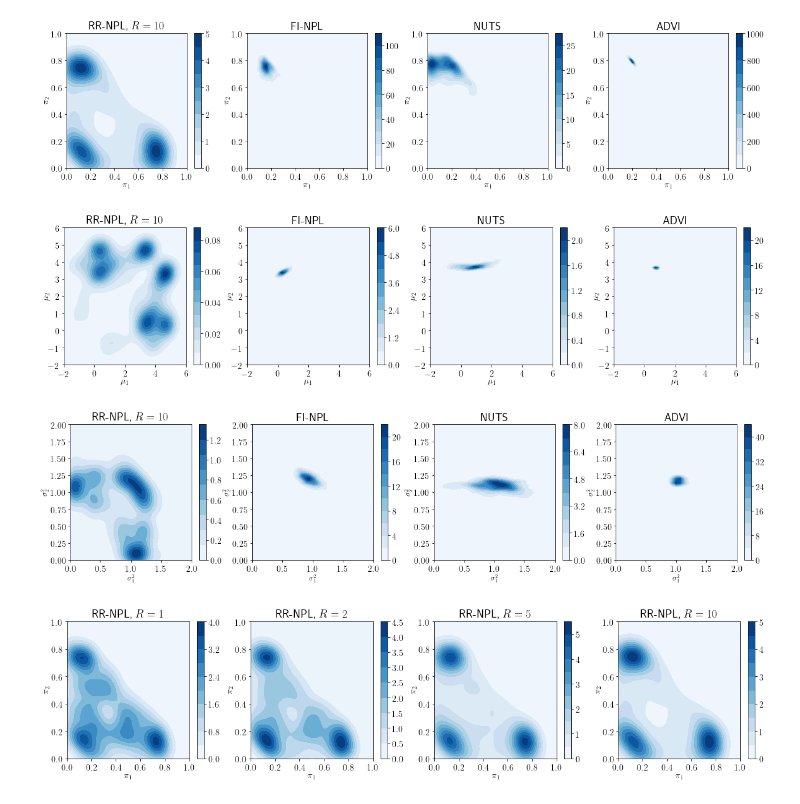
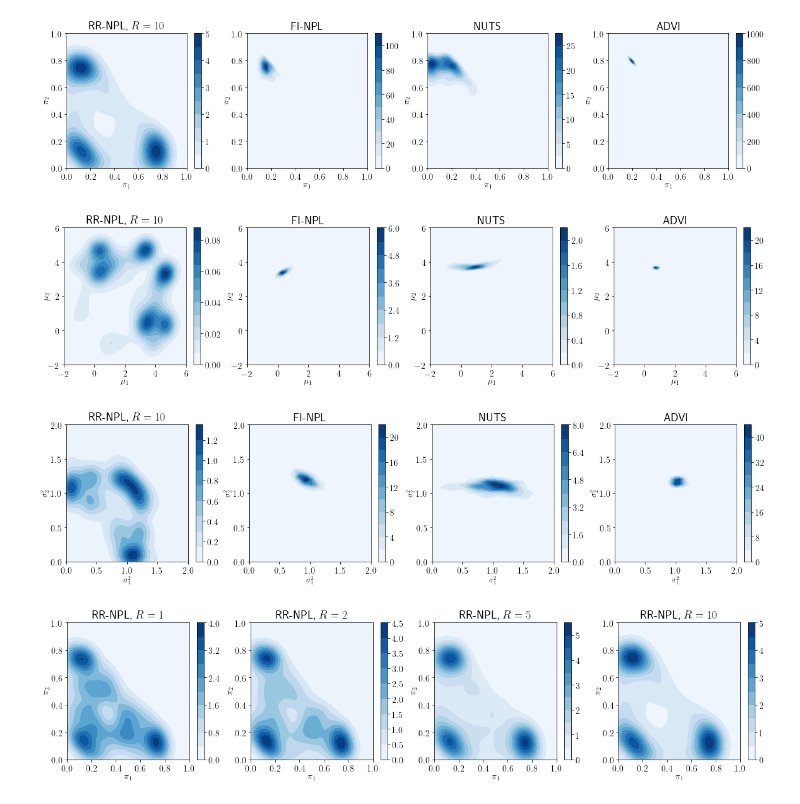
Before and after one commit to edfong/npl, a Jupyter notebook: experiments/Toy_GMM/Plot bivariate KDEs for GMM.ipynb, the cells around one changed output. Drawn from its saved outputs; the diff is of its cells as text; code cells hidden in the pictures.

Commit message:
Improved formatting of plot

```diff
--- a/experiments/Toy_GMM/Plot bivariate KDEs for GMM.ipynb
+++ b/experiments/Toy_GMM/Plot bivariate KDEs for GMM.ipynb
@@ -104,7 +104,7 @@ plt.title(r'RR-NPL, $R = {}$'.format(rep),fontsize = 18)
 cax = plt.gcf().axes[-1]
 cax.tick_params(labelsize=14)
 plt.xticks(fontsize=14)
-plt.yticks(fontsize=14)
+plt.yticks([-2,0,2,4,6],fontsize=14)
 
 plt.subplot(1,4,2)
 sns.kdeplot(np.concatenate((mu_bb_mle[:,1],[-2,-2,6,6])),np.concatenate((mu_bb_mle[:,2],[-2,6,-2,6])),cbar = True, shade = True, shade_lowest=True,cmap = 'Blues');
@@ -116,7 +116,7 @@ plt.title('FI-NPL',fontsize = 18)
 cax = plt.gcf().axes[-1]
 cax.tick_params(labelsize=14)
 plt.xticks(fontsize=14)
-plt.yticks(fontsize=14)
+plt.yticks([-2,0,2,4,6],fontsize=14)
 
 plt.subplot(1,4,3)
 sns.kdeplot(np.concatenate((mu_nuts.iloc[:,1],[-2,-2,6,6])),np.concatenate((mu_nuts.iloc[:,0],[-2,6,-2,6])),cbar = True, shade = True, shade_lowest=True,cmap = "Blues");
@@ -128,7 +128,7 @@ plt.title('NUTS',fontsize = 18)
 cax = plt.gcf().axes[-1]
 cax.tick_params(labelsize=14)
 plt.xticks(fontsize=14)
-plt.yticks(fontsize=14)
+plt.yticks([-2,0,2,4,6],fontsize=14)
 
 plt.subplot(1,4,4)
 sns.kdeplot(np.concatenate((mu_advi.iloc[:,2],[-2,-2,6,6])),np.concatenate((mu_advi.iloc[:,1],[-2,6,-2,6])),cbar = True, shade = True, shade_lowest=True,cmap = "Blues");
@@ -140,11 +140,11 @@ plt.title('ADVI',fontsize = 18)
 cax = plt.gcf().axes[-1]
 cax.tick_params(labelsize=14)
 plt.xticks(fontsize=14)
-plt.yticks(fontsize=14)
+plt.yticks([-2,0,2,4,6],fontsize=14)
 
 f.savefig('mu_sep.pdf', bbox_inches='tight')
 # %% [output]
-[figure, old version]
+[figure, new version]
 # %%
 f=plt.figure(figsize = (20,4))
 ticks = [0,0.2,0.4,0.6,0.8,1.0,1.2,1.4]
@@ -160,7 +160,7 @@ plt.title(r'RR-NPL, $R = {}$'.format(rep),fontsize = 18)
 cax = plt.gcf().axes[-1]
 cax.tick_params(labelsize=14)
 plt.xticks(fontsize=14)
-plt.yticks(fontsize=14)
+plt.yticks([0,0.5,1,1.5,2],fontsize=14)
 
 plt.subplot(1,4,2)
 sns.kdeplot(np.concatenate((sigma_bb_mle[:,1],[0,0,2,2])),np.concatenate((sigma_bb_mle[:,2],[0,2,0,2])),cbar = True, shade = True, shade_lowest=True,cmap = 'Blues');
@@ -170,37 +170,37 @@ plt.ylim(0,2)
 plt.ylabel(r'$\sigma_2^2$',fontsize = '12',labelpad = 0);
 plt.title('FI-NPL',fontsize = 18)
 cax = plt.gcf().axes[-1]
 cax.tick_params(labelsize=14)
 plt.xticks(fontsize=14)
-plt.yticks(fontsize=14)
+plt.yticks([0,0.5,1,1.5,2],fontsize=14)
 
 plt.subplot(1,4,3)
 sns.kdeplot(np.concatenate((sigma_nuts.iloc[:,1],[0,0,2,2])),np.concatenate((sigma_nuts.iloc[:,0],[0,2,0,2])),cbar = True, shade = True, shade_lowest=True,cmap = "Blues");
 plt.xlabel(r'$\sigma_1^2$',fontsize = '12',labelpad = 4);
 plt.ylabel(r'$\sigma_2^2$',fontsize = '12',labelpad = 0);
 plt.xlim(0,2)
 plt.ylim(0,2)
 plt.title('NUTS',fontsize = 18)
 cax = plt.gcf().axes[-1]
 cax.tick_params(labelsize=14)
 plt.xticks(fontsize=14)
-plt.yticks(fontsize=14)
+plt.yticks([0,0.5,1,1.5,2],fontsize=14)
 
 plt.subplot(1,4,4)
 sns.kdeplot(np.concatenate((sigma_advi.iloc[:,2],[0,0,6,6])),np.concatenate((sigma_advi.iloc[:,1],[0,6,0,6])),cbar = True, shade = True, shade_lowest=True,cmap = "Blues");
 plt.xlabel(r'$\sigma_1^2$',fontsize = '12',labelpad = 4)
 plt.ylabel(r'$\sigma_2^2$',fontsize = '12',labelpad = 0);
 plt.xlim(0,2)
 plt.ylim(0,2)
 plt.title('ADVI',fontsize = 18)
 cax = plt.gcf().axes[-1]
 cax.tick_params(labelsize=14)
 plt.xticks(fontsize=14)
-plt.yticks(fontsize=14)
+plt.yticks([0,0.5,1,1.5,2],fontsize=14)
 
 f.savefig('sigma_sep.pdf', bbox_inches='tight')
 # %% [output]
-[figure, old version]
+[figure, new version]
 # %%
 f = plt.figure(figsize = (20,4))
 plt.subplot(1,4,1)
```
Also changed, not shown: parts of 2 cells of this notebook.
